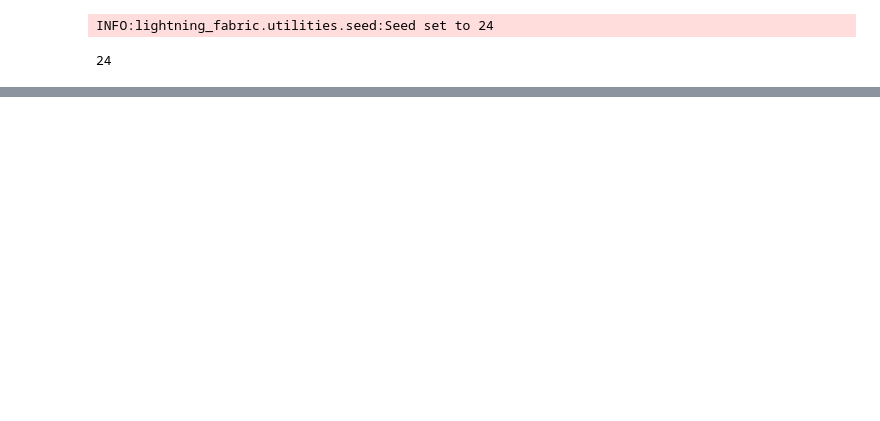
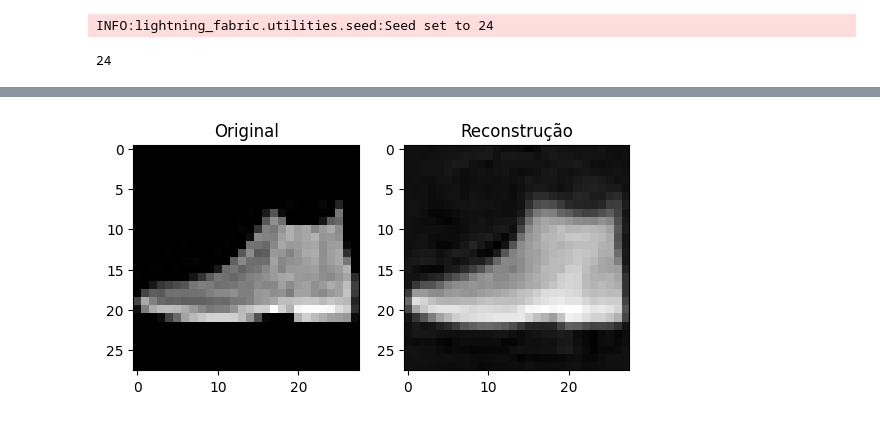
Before and after one commit to Luis-Menezes/NN_SupervisedLearning, a Jupyter notebook: project_3.ipynb, the cells around one changed output, grey strips where cells are left out. Saved outputs shown, nothing was run; the diff lists cells and outputs as text; code cells hidden in the pictures; blank space fills up the shorter version.

```diff
--- a/project_3.ipynb
+++ b/project_3.ipynb
@@ -247 +302,28 @@ gen_fashion(0.0, 1.0), gen_fashion(1.0, 0.0)
+# %%
+import matplotlib.pyplot as plt
+
+def visualize_reconstruction(model, dataset, device):
+    model.eval()
+    # Pega uma imagem do dataset
+    x, _ = dataset[0]
+    x = x.unsqueeze(0).to(device).view(1, 784) # Prepara para o modelo
+
+    with torch.no_grad():
+        x_hat, _, _ = model(x)
+
+    # Desnormaliza visualmente (apenas reshape)
+    orig = x.view(28, 28).cpu()
+    recon = x_hat.view(28, 28).cpu()
+
+    fig, ax = plt.subplots(1, 2)
+    ax[0].imshow(orig, cmap='gray')
+    ax[0].set_title("Original")
+    ax[1].imshow(recon, cmap='gray')
+    ax[1].set_title(f"Reconstrução")
+    plt.show()
+
+# Chame isso após o treino
+visualize_reconstruction(model, test_dataset, device)
+# %% [output]
+[figure, added]
 # %%
```
Also changed, not shown: parts of 27 cells of this notebook.
